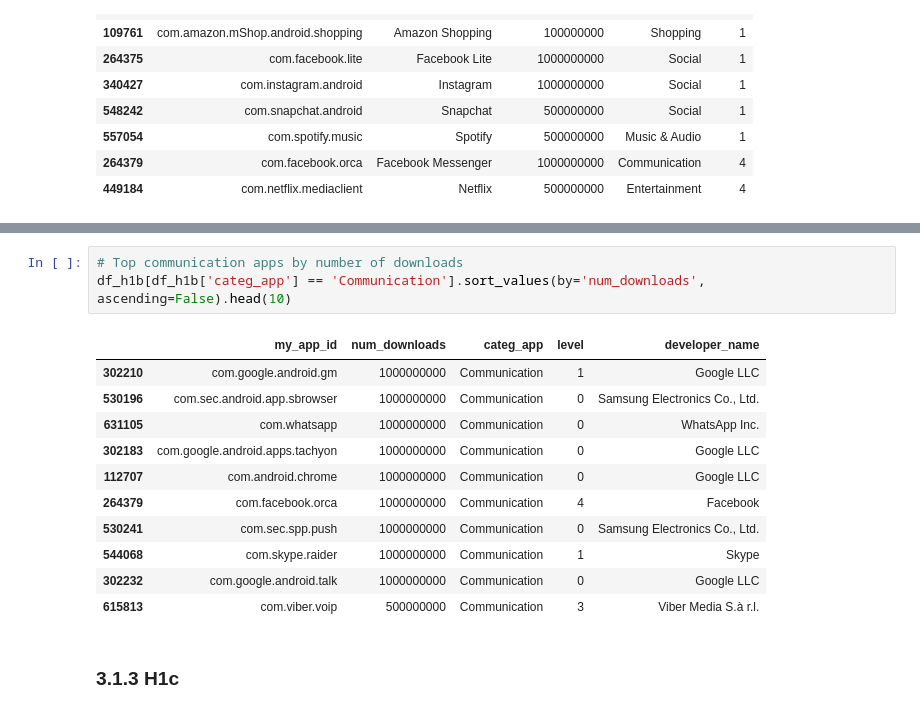
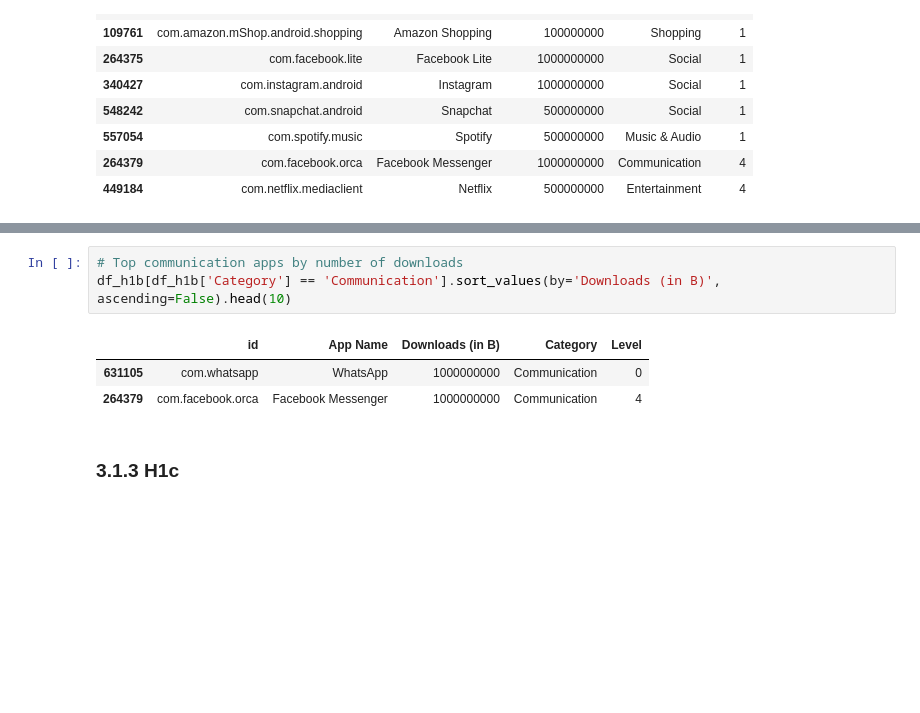
Before and after one commit to kevinmout/SBM, a Jupyter notebook: EDA.ipynb, the cells around one changed output, grey strips where cells are left out. Saved outputs shown, nothing was run; the diff lists cells and outputs as text; blank space fills up the shorter version.

```diff
--- a/EDA.ipynb
+++ b/EDA.ipynb
@@ -916,18 +899,10 @@ df_h1b[df_h1b['categ_app'] == 'Social'].sort_values(by='num_downloads', ascendin
 # %%
 # Top communication apps by number of downloads
-df_h1b[df_h1b['categ_app'] == 'Communication'].sort_values(by='num_downloads', ascending=False).head(10)
+df_h1b[df_h1b['Category'] == 'Communication'].sort_values(by='Downloads (in B)', ascending=False).head(10)
 # %% [output]
-|  | my_app_id | num_downloads | categ_app | level | developer_name |
-| 302210 | com.google.android.gm | 1000000000 | Communication | 1 | Google LLC |
-| 530196 | com.sec.android.app.sbrowser | 1000000000 | Communication | 0 | Samsung Electronics Co., Ltd. |
-| 631105 | com.whatsapp | 1000000000 | Communication | 0 | WhatsApp Inc. |
-| 302183 | com.google.android.apps.tachyon | 1000000000 | Communication | 0 | Google LLC |
-| 112707 | com.android.chrome | 1000000000 | Communication | 0 | Google LLC |
-| 264379 | com.facebook.orca | 1000000000 | Communication | 4 | Facebook |
-| 530241 | com.sec.spp.push | 1000000000 | Communication | 0 | Samsung Electronics Co., Ltd. |
-| 544068 | com.skype.raider | 1000000000 | Communication | 1 | Skype |
-| 302232 | com.google.android.talk | 1000000000 | Communication | 0 | Google LLC |
-| 615813 | com.viber.voip | 500000000 | Communication | 3 | Viber Media S.à r.l. |
+|  | id | App Name | Downloads (in B) | Category | Level |
+| 631105 | com.whatsapp | WhatsApp | 1000000000 | Communication | 0 |
+| 264379 | com.facebook.orca | Facebook Messenger | 1000000000 | Communication | 4 |
 # %% [markdown]
 ### 3.1.3 H1c
 # %%
```
Also changed, not shown: parts of 5 cells of this notebook, 4 other files.
